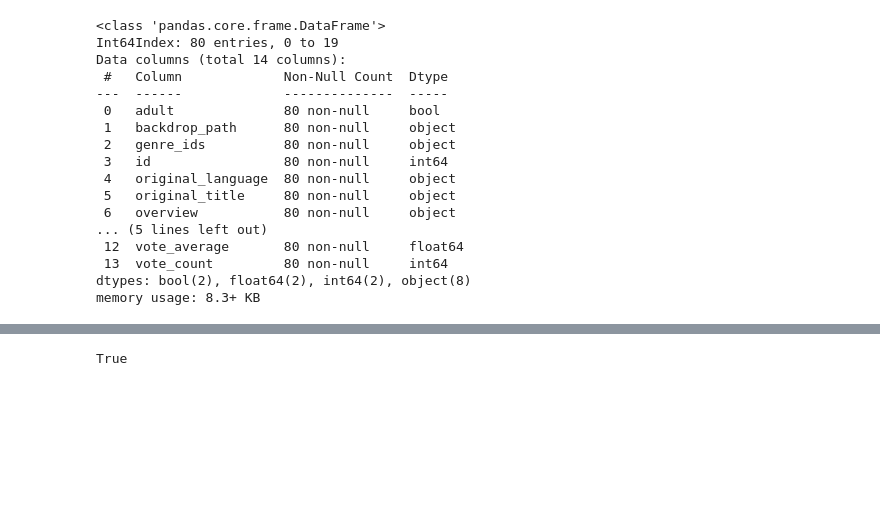
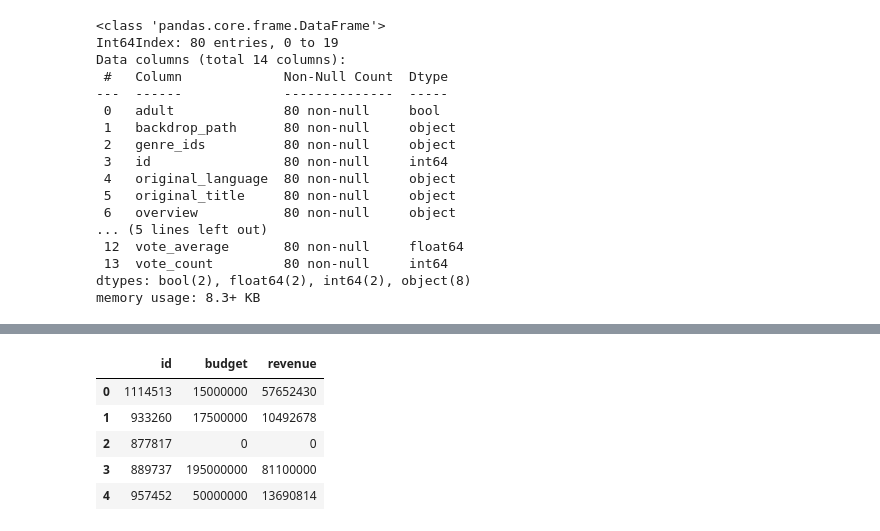
Before and after one commit to Asiandra/Artificial_Intelligence, a Jupyter notebook: Semester 1/Movies/Movies.ipynb, the cells around one changed output, grey strips where cells are left out. Saved outputs shown, nothing was run; the diff lists cells and outputs as text; code cells hidden in the pictures; blank space fills up the shorter version.

```diff
--- a/Semester 1/Movies/Movies.ipynb
+++ b/Semester 1/Movies/Movies.ipynb
@@ -118,6 +118,35 @@ df.head()
 # %%
 df.drop_duplicates(subset=['id'], inplace=True)
 # %%
-len(df["id"].unique())==len(df)
+def get_revenue_budget(df):
+    data = {
+        "id":[],
+        "budget": [],
+        "revenue": []
+    }
+
+    for i in df["id"]:
+        data["id"].append(i)
+        url = "https://api.themoviedb.org/3/movie/"+str(i)+"?language=en-US"
+
+        headers = {
+            "accept": "application/json",
+            "Authorization": "Bearer eyJhbGciOiJIUzI1NiJ9.eyJhdWQiOiI4Nzk4M2ZiZTk3Njk4OGE5ZTIyMzMwZWJmMDMwYTFhZSIsIm5iZiI6MTcyNzk3MTk0OS45MTA1MjcsInN1YiI6IjYzNzQyNGMyNDZlNzVmMDA5MGE3YmRhYyIsInNjb3BlcyI6WyJhcGlfcmVhZCJdLCJ2ZXJzaW9uIjoxfQ.ZsTpMVaVlF8ioN3-WiYEatqWmnGQhCKlILQv4Xi6Eec"
+        }
+
+        response = requests.get(url, headers=headers)
+        response = response.json()
+        data["budget"].append(response["budget"])
+        data["revenue"].append(response["revenue"])
+
+    return pd.DataFrame(data)
-# %% [output]
-True
+# %%
+money_df = get_revenue_budget(df)
+money_df.head()
+# %% [output]
+|  | id | budget | revenue |
+| 0 | 1114513 | 15000000 | 57652430 |
+| 1 | 933260 | 17500000 | 10492678 |
+| 2 | 877817 | 0 | 0 |
+| 3 | 889737 | 195000000 | 81100000 |
+| 4 | 957452 | 50000000 | 13690814 |
```
Also changed, not shown: parts of 8 cells of this notebook, 1 other file.
